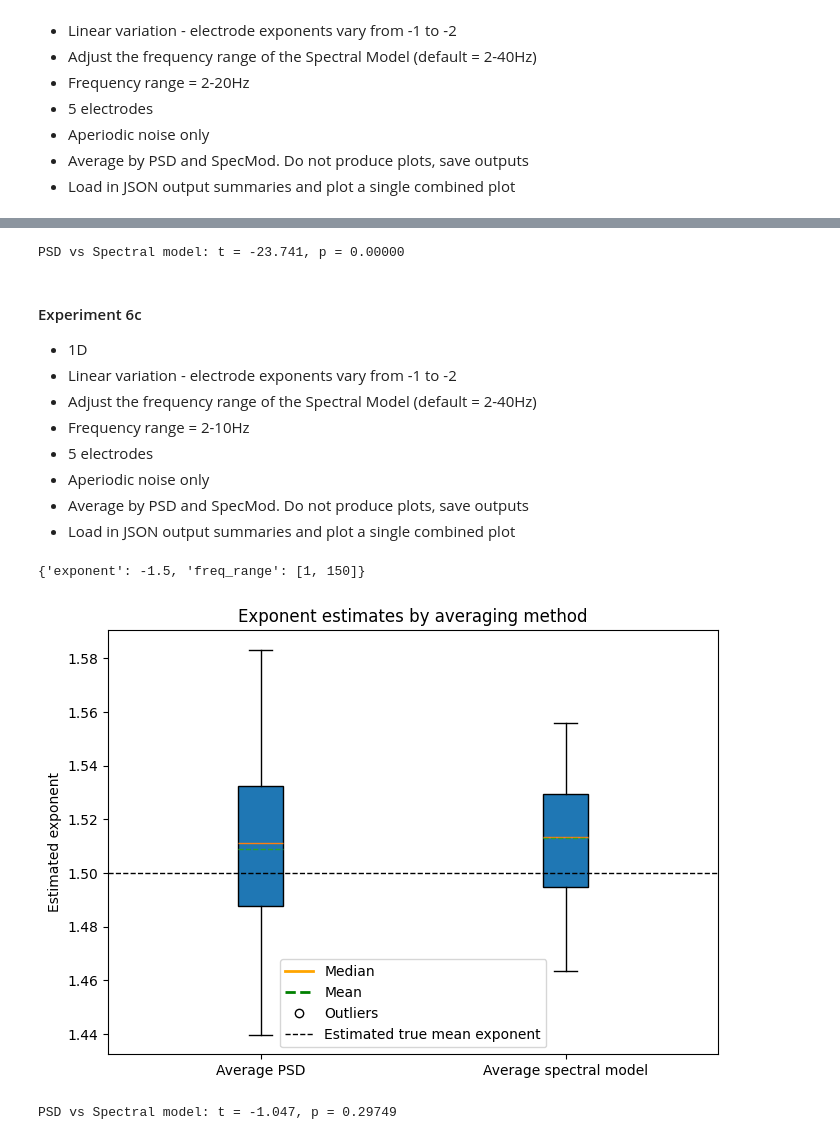
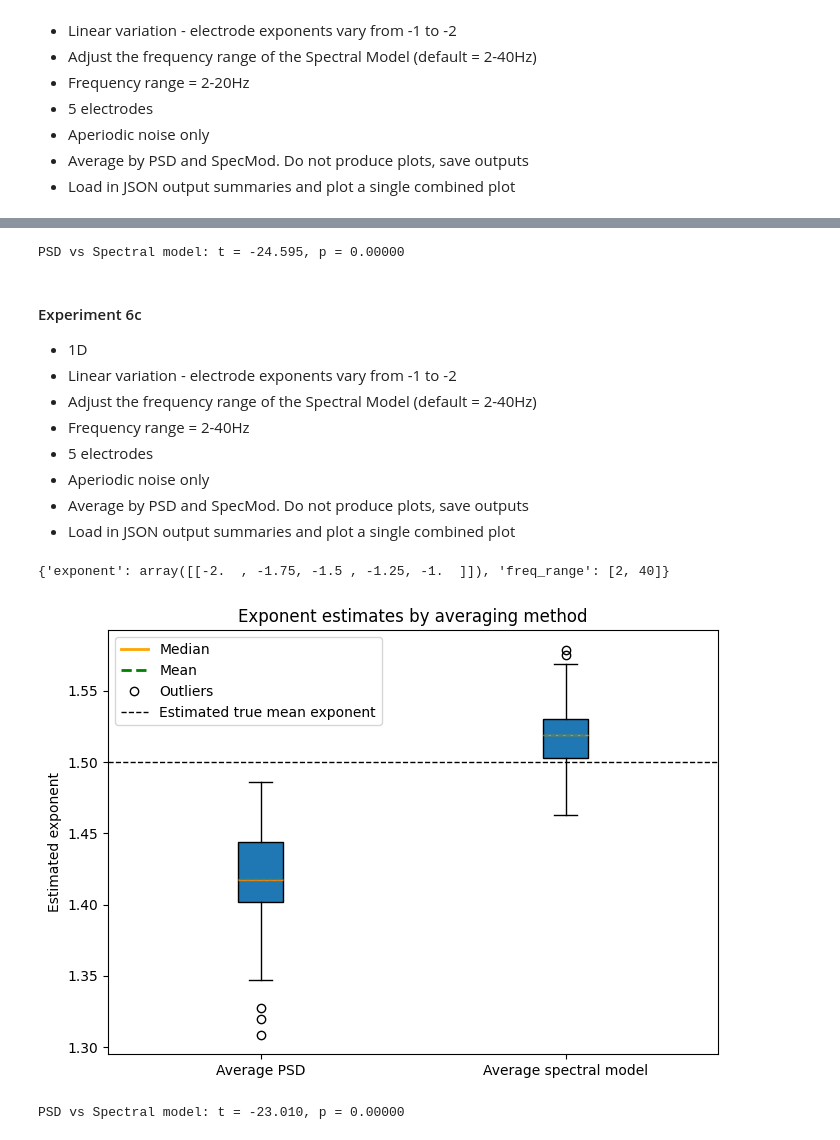
Before and after one commit to chloehooper18/DissertationSimulations, a Jupyter notebook: 07 Experiments/1D electrodes/04_experiment6.ipynb, the cells around one changed output, grey strips where cells are left out. Drawn from its saved outputs; the diff is of its cells as text; code cells hidden in the pictures.

```diff
--- a/07 Experiments/1D electrodes/04_experiment6.ipynb
+++ b/07 Experiments/1D electrodes/04_experiment6.ipynb
@@ -28,7 +28,7 @@ exp_matrix
 array([[-2.  , -1.75, -1.5 , -1.25, -1.  ]])
 # %%
 # Average the PSD
-electrodes, means, stds, errors, all_distributions, fig = sweep_electrodes_psd_2D(grid_range=[(1, 5)], exponent=exp_matrix, freq_range=[2, 30],
+electrodes, means, stds, errors, all_distributions, fig = sweep_electrodes_psd_2D(grid_range=[(1, 5)], exponent=exp_matrix, freq_range=[2, 10],
                                                               n_repeats=100, plot=False, return_full=True)
 
 exp6_result1_psd = {
@@ -40,7 +40,7 @@ with open(r"C:\Users\chloe\DissertationSimulations\Result summaries\1D electrode
     json.dump(exp6_result1_psd, f, indent=4)
 
 # Average the SpecMod
-electrodes, means, stds, errors, all_distributions, fig = sweep_electrodes_specmod_2D(grid_range=[(1, 5)], exponent=exp_matrix, freq_range=[2, 30],
+electrodes, means, stds, errors, all_distributions, fig = sweep_electrodes_specmod_2D(grid_range=[(1, 5)], exponent=exp_matrix, freq_range=[2, 10],
                                                               n_repeats=100, plot=False, return_full=True)
 
 exp6_result2_specmod = {
@@ -157,20 +157,20 @@ spec = np.array(spec_data["all_distributions"][0])
 t, p = ttest_rel(psd, spec)
 print(f"PSD vs Spectral model: t = {t:.3f}, p = {p:.5f}")
 # %% [output]
-PSD vs Spectral model: t = -23.741, p = 0.00000
+PSD vs Spectral model: t = -24.595, p = 0.00000
 # %% [markdown]
 #### Experiment 6c
 - 1D
 - Linear variation - electrode exponents vary from -1 to -2
 - Adjust the frequency range of the Spectral Model (default = 2-40Hz)
-- Frequency range = 2-10Hz
+- Frequency range = 2-40Hz
 - 5 electrodes
 - Aperiodic noise only
 - Average by PSD and SpecMod. Do not produce plots, save outputs
 - Load in JSON output summaries and plot a single combined plot
 # %%
 # Average the PSD
-electrodes, means, stds, errors, all_distributions, fig = sweep_electrodes_psd_2D(grid_range=[(1, 5)], exponent=-1.5, freq_range=[1, 150],
+electrodes, means, stds, errors, all_distributions, fig = sweep_electrodes_psd_2D(grid_range=[(1, 5)], exponent=exp_matrix, freq_range=[2, 40],
                                                               n_repeats=100, plot=False, return_full=True)
 
 exp6c_result1_psd = {
@@ -178,48 +178,48 @@ exp6c_result1_psd = {
     "all_distributions": [d.tolist() for d in all_distributions]
 }
 
-with open(r"C:\Users\chloe\DissertationSimulations\Result summaries\1D electrodes\exp6cresults1_psd_exp_-1.5.json", "w") as f:
+with open(r"C:\Users\chloe\DissertationSimulations\Result summaries\1D electrodes\exp6cresults1_psd_exp_-1-2.json", "w") as f:
     json.dump(exp6c_result1_psd, f, indent=4)
 
 # Average the SpecMod
-electrodes, means, stds, errors, all_distributions, fig = sweep_electrodes_specmod_2D(grid_range=[(1, 5)], exponent=-1.5, freq_range=[1, 150],
+electrodes, means, stds, errors, all_distributions, fig = sweep_electrodes_specmod_2D(grid_range=[(1, 5)], exponent=-1.5, freq_range=[2, 40],
                                                               n_repeats=100, plot=False, return_full=True)
 
 exp6c_result2_specmod = {
     "electrodes": electrodes.tolist(),
     "all_distributions": [d.tolist() for d in all_distributions]
 }
 
-with open(r"C:\Users\chloe\DissertationSimulations\Result summaries\1D electrodes\exp6cresults2_specmod_exp_-1.5.json", "w") as f:
+with open(r"C:\Users\chloe\DissertationSimulations\Result summaries\1D electrodes\exp6cresults2_specmod_exp_-1-2.json", "w") as f:
     json.dump(exp6c_result2_specmod, f, indent=4)
 
 # Loading summaries and combining into a single plot
 summary_paths = [
-    r"C:\Users\chloe\DissertationSimulations\Result summaries\1D electrodes\exp6cresults1_psd_exp_-1.5.json",
-    r"C:\Users\chloe\DissertationSimulations\Result summaries\1D electrodes\exp6cresults2_specmod_exp_-1.5.json"
+    r"C:\Users\chloe\DissertationSimulations\Result summaries\1D electrodes\exp6cresults1_psd_exp_-1-2.json",
+    r"C:\Users\chloe\DissertationSimulations\Result summaries\1D electrodes\exp6cresults2_specmod_exp_-1-2.json"
 ]
 
 labels = [
     "Average PSD",
     "Average spectral model"
 ]
 
 fig, ax = plot_summary_boxplots(
     summary_paths=summary_paths,
     labels=labels,
     true_mean_exp=np.mean(-exp_matrix)
 )
 
-fig.savefig(r"C:\Users\chloe\DissertationSimulations\Figures\1D electrodes\Combined plots\exp6c_combined_plot_1D_exp_-1.5.png", dpi=300, bbox_inches="tight")
+fig.savefig(r"C:\Users\chloe\DissertationSimulations\Figures\1D electrodes\Combined plots\exp6c_combined_plot_1D_exp_-1-2.png", dpi=300, bbox_inches="tight")
 # %% [output]
-{'exponent': -1.5, 'freq_range': [1, 150]}
+{'exponent': array([[-2.  , -1.75, -1.5 , -1.25, -1.  ]]), 'freq_range': [2, 40]}
-[figure, old version]
+[figure, new version]
 # %%
 # Paired t-tests
-with open(r"C:\Users\chloe\DissertationSimulations\Result summaries\1D electrodes\exp6cresults1_psd_exp_-1.5.json") as f:
+with open(r"C:\Users\chloe\DissertationSimulations\Result summaries\1D electrodes\exp6cresults1_psd_exp_-1-2.json") as f:
     psd_data = json.load(f)
 
-with open(r"C:\Users\chloe\DissertationSimulations\Result summaries\1D electrodes\exp6cresults2_specmod_exp_-1.5.json") as f:
+with open(r"C:\Users\chloe\DissertationSimulations\Result summaries\1D electrodes\exp6cresults2_specmod_exp_-1-2.json") as f:
     spec_data = json.load(f)
 
 psd = np.array(psd_data["all_distributions"][0])
@@ -228,4 +228,4 @@ spec = np.array(spec_data["all_distributions"][0])
 t, p = ttest_rel(psd, spec)
 print(f"PSD vs Spectral model: t = {t:.3f}, p = {p:.5f}")
 # %% [output]
-PSD vs Spectral model: t = -1.047, p = 0.29749
+PSD vs Spectral model: t = -23.010, p = 0.00000
```
Also changed, not shown: parts of 10 cells of this notebook, 4 other files.
